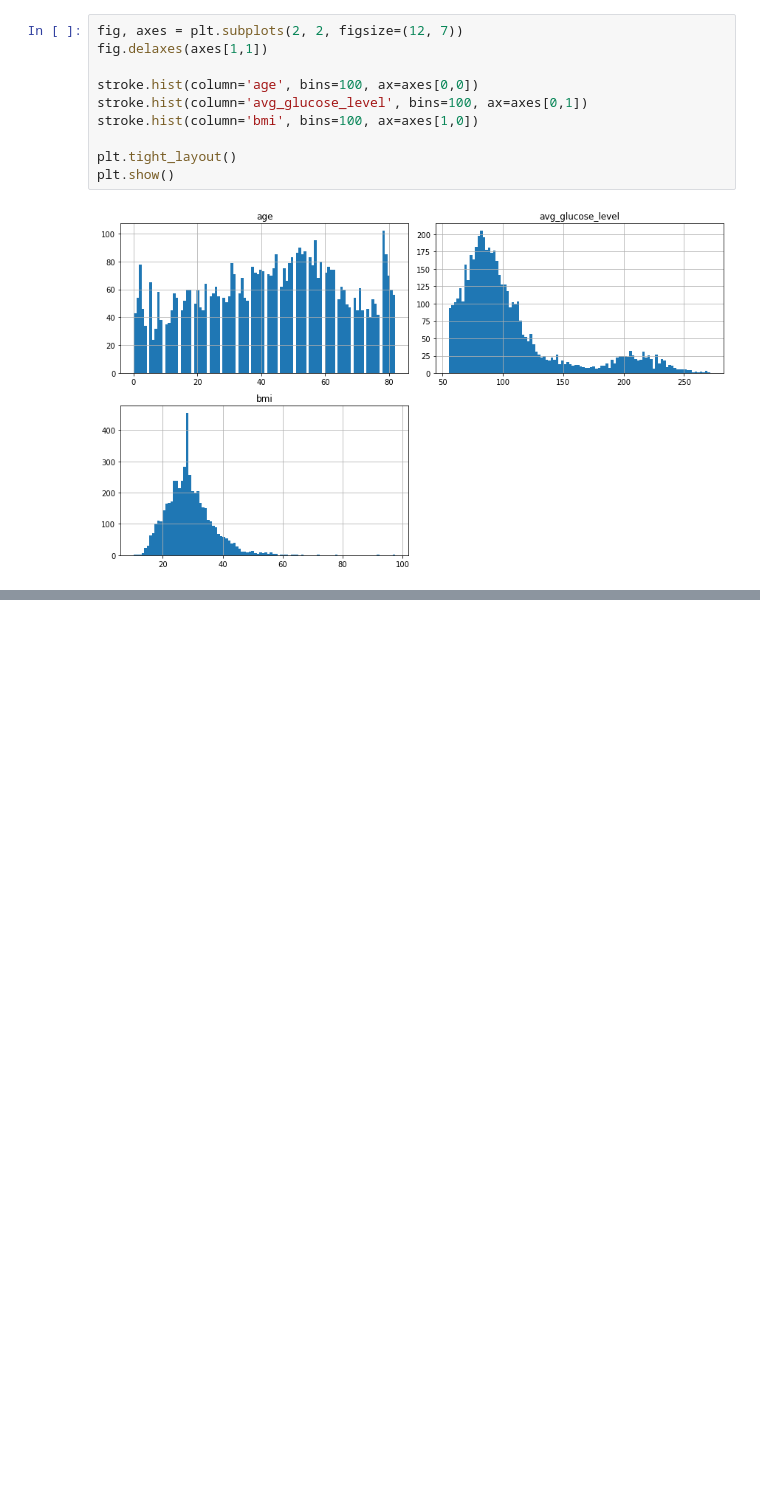
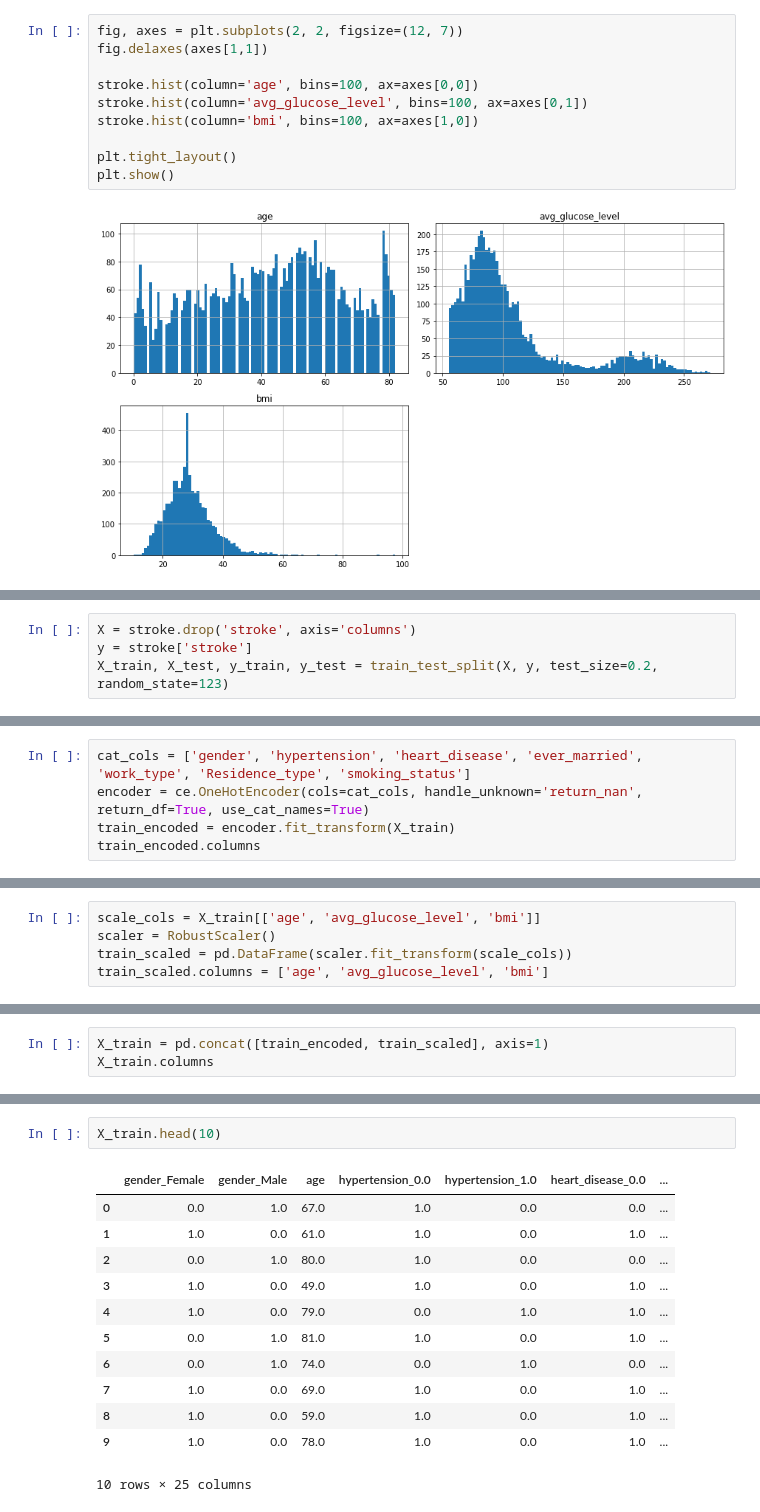
Before and after one commit to szelinghsu/StrokePrediction, a Jupyter notebook: notebook/StrokePrediction.ipynb, the cells around one changed output, grey strips where cells are left out. Cells and saved outputs as stored; diff of their text form; blank space fills up the shorter version.

Commit message:
split train-test datasets, added category encoder and scaler

```diff
--- a/notebook/StrokePrediction.ipynb
+++ b/notebook/StrokePrediction.ipynb
@@ -185,0 +207,4 @@ We see that *age* has the strongest correlation with *stroke* follow by *hyperte
+# %%
+X = stroke.drop('stroke', axis='columns')
+y = stroke['stroke']
+X_train, X_test, y_train, y_test = train_test_split(X, y, test_size=0.2, random_state=123)
@@ -185,0 +213,5 @@ We see that *age* has the strongest correlation with *stroke* follow by *hyperte
+# %%
+cat_cols = ['gender', 'hypertension', 'heart_disease', 'ever_married', 'work_type', 'Residence_type', 'smoking_status']
+encoder = ce.OneHotEncoder(cols=cat_cols, handle_unknown='return_nan', return_df=True, use_cat_names=True)
+train_encoded = encoder.fit_transform(X_train)
+train_encoded.columns
@@ -185,0 +230,5 @@ We see that *age* has the strongest correlation with *stroke* follow by *hyperte
+# %%
+scale_cols = X_train[['age', 'avg_glucose_level', 'bmi']]
+scaler = RobustScaler()
+train_scaled = pd.DataFrame(scaler.fit_transform(scale_cols))
+train_scaled.columns = ['age', 'avg_glucose_level', 'bmi']
@@ -185,0 +237,3 @@ We see that *age* has the strongest correlation with *stroke* follow by *hyperte
+# %%
+X_train = pd.concat([train_encoded, train_scaled], axis=1)
+X_train.columns
@@ -185,0 +251,15 @@ We see that *age* has the strongest correlation with *stroke* follow by *hyperte
+# %%
+X_train.head(10)
+# %% [output]
+|  | gender_Female | gender_Male | age | hypertension_0.0 | hypertension_1.0 | heart_disease_0.0 | ... |
+| 0 | 0.0 | 1.0 | 67.0 | 1.0 | 0.0 | 0.0 | ... |
+| 1 | 1.0 | 0.0 | 61.0 | 1.0 | 0.0 | 1.0 | ... |
+| 2 | 0.0 | 1.0 | 80.0 | 1.0 | 0.0 | 0.0 | ... |
+| 3 | 1.0 | 0.0 | 49.0 | 1.0 | 0.0 | 1.0 | ... |
+| 4 | 1.0 | 0.0 | 79.0 | 0.0 | 1.0 | 1.0 | ... |
+| 5 | 0.0 | 1.0 | 81.0 | 1.0 | 0.0 | 1.0 | ... |
+| 6 | 0.0 | 1.0 | 74.0 | 0.0 | 1.0 | 0.0 | ... |
+| 7 | 1.0 | 0.0 | 69.0 | 1.0 | 0.0 | 1.0 | ... |
+| 8 | 1.0 | 0.0 | 59.0 | 1.0 | 0.0 | 1.0 | ... |
+| 9 | 1.0 | 0.0 | 78.0 | 1.0 | 0.0 | 1.0 | ... |
+10 rows × 25 columns
```
Also changed, not shown: parts of 15 cells of this notebook.
